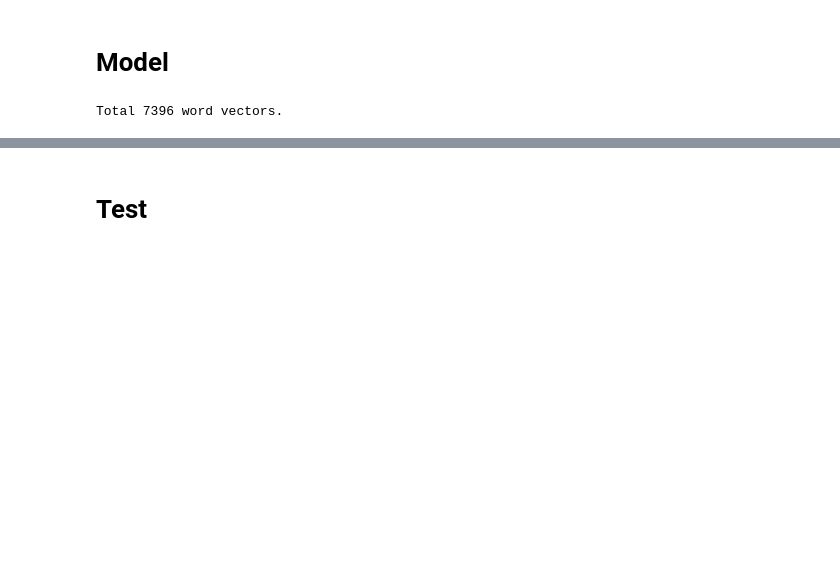
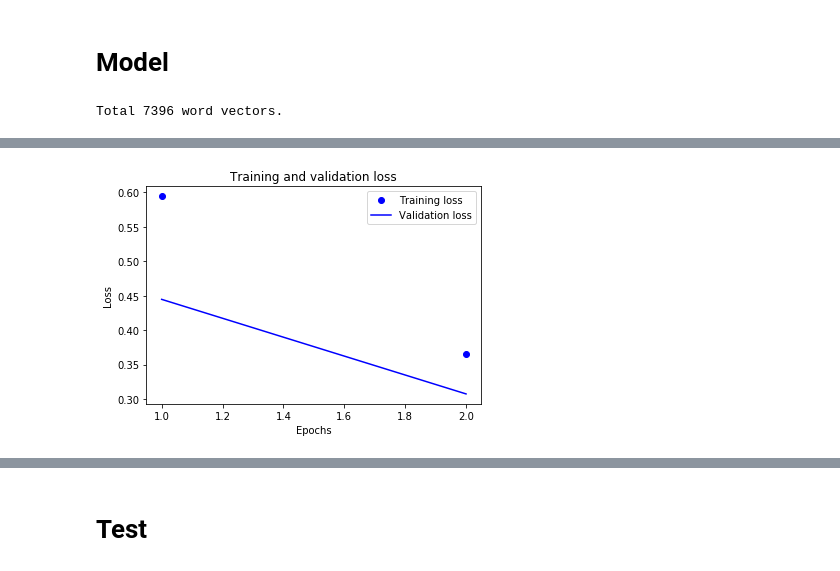
Before and after one commit to ahmadelsallab/READ, a Jupyter notebook: READ_senti_HATT-for loops.ipynb, the cells around one changed output, grey strips where cells are left out. Cells and saved outputs as stored; diff of their text form; code cells hidden in the pictures; blank space fills up the shorter version.

```diff
--- a/READ_senti_HATT-for loops.ipynb
+++ b/READ_senti_HATT-for loops.ipynb
@@ -186,21 +186,21 @@ class AttLayer(Layer):
     def __init__(self, **kwargs):
         self.init = initializers.he_normal()
         super(AttLayer, self).__init__(**kwargs)
-
+    '''
     def build(self, input_shape):
         assert len(input_shape)==3
         self.W = self.init((input_shape[-1],1))
         self.trainable_weights = [self.W]
         super(AttLayer, self).build(input_shape)  # be sure you call this somewhere!
-
+    '''
     def build(self, input_shape):
         assert len(input_shape)==3
         # Create a trainable weight variable for this layer.
-        self.kernel = self.add_weight(name='kernel',
-                                      shape=(input_shape[1], self.output_dim),
+        self.W = self.add_weight(name='kernel',
+                                      shape=(input_shape[-1], 1),
                                       initializer='uniform',
                                       trainable=True)
-        super(MyLayer, self).build(input_shape)  # Be sure to call this at the end
+        super(AttLayer, self).build(input_shape)  # Be sure to call this at the end
     def call(self, x, mask=None):
         eij = K.tanh(K.dot(x, self.W))
 
@@ -239,10 +239,10 @@ w_emb_layer = Embedding(len(word_index) + 1,
                             weights=[embedding_matrix],
                             #input_length=1,
                             trainable=True)
-sent_enc_layer = Bidirectional(LSTM(100), return_sequences=True)
+sent_enc_layer = Bidirectional(LSTM(100, return_sequences=True))
 sent_att_layer = AttLayer()
 
-rev_enc_layer = Bidirectional(LSTM(100), return_sequences=True)
+rev_enc_layer = Bidirectional(LSTM(100, return_sequences=True))
 rev_att_layer = AttLayer()
 
 review_input = Input(shape=(MAX_SENTS,MAX_SENT_LENGTH), dtype='int32')
@@ -315,16 +318,18 @@ Epoch 1/2
 # %%
 
 history_dict = history.history
 loss_values = history_dict['loss']
 val_loss_values = history_dict['val_loss']
-epochs = range(1, len(acc) + 1)
+epochs = range(1, len(loss_values) + 1)
 plt.plot(epochs, loss_values, 'bo', label='Training loss')
 plt.plot(epochs, val_loss_values, 'b', label='Validation loss')
 plt.title('Training and validation loss')
 plt.xlabel('Epochs')
 plt.ylabel('Loss')
 plt.legend()
 plt.show()
+# %% [output]
+[figure, added]
 # %%
 
 acc_values = history_dict['acc']
```
Also changed, not shown: parts of 4 cells of this notebook, 7 other files.
